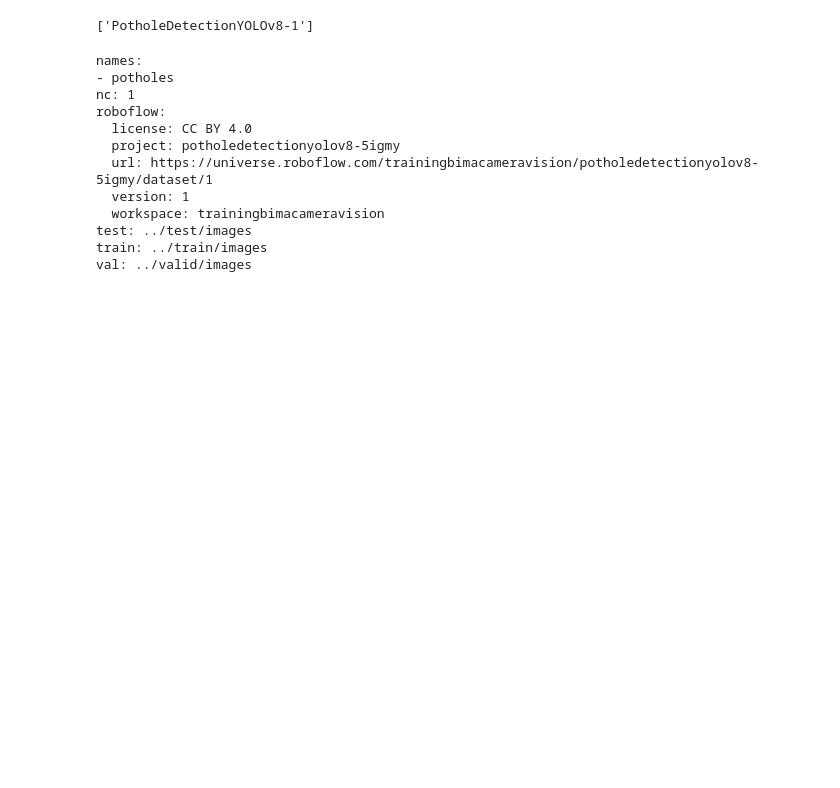
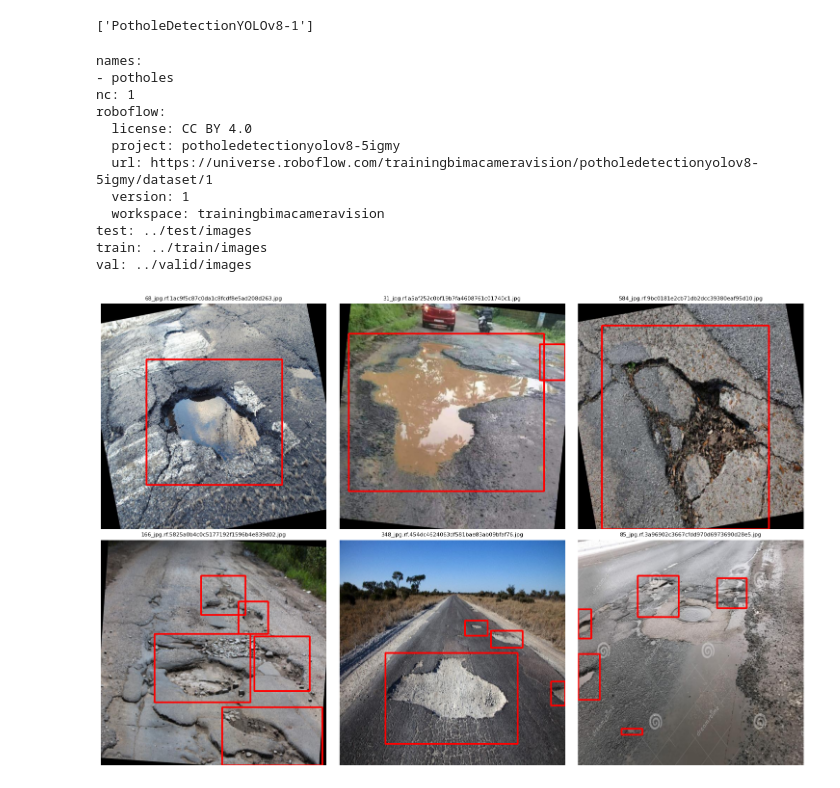
Before and after one commit to nbharats/tcn-ai-ml-45days, a Jupyter notebook: Pothole_Defect_Detector/notebooks/train.ipynb, the cells around one changed output. Saved outputs shown, nothing was run; the diff lists cells and outputs as text; code cells hidden in the pictures; blank space fills up the shorter version.

Commit message:
Phase 2: visualize annotated samples to verify dataset quality

```diff
--- a/Pothole_Defect_Detector/notebooks/train.ipynb
+++ b/Pothole_Defect_Detector/notebooks/train.ipynb
@@ -52,3 +52,46 @@ roboflow:
 test: ../test/images
 train: ../train/images
 val: ../valid/images
+# %%
+import cv2
+import matplotlib.pyplot as plt
+import os
+import random
+
+dataset_path = "/content/tcn-ai-ml-45days/Pothole_Defect_Detector/data/PotholeDetectionYOLOv8-1"
+train_img_dir = f"{dataset_path}/train/images"
+train_lbl_dir = f"{dataset_path}/train/labels"
+
+image_files = os.listdir(train_img_dir)
+sample_files = random.sample(image_files, 6)
+
+fig, axes = plt.subplots(2, 3, figsize=(15, 10))
+axes = axes.flatten()
+
+for ax, img_name in zip(axes, sample_files):
+    img_path = f"{train_img_dir}/{img_name}"
+    label_path = f"{train_lbl_dir}/{os.path.splitext(img_name)[0]}.txt"
+
+    img = cv2.imread(img_path)
+    img = cv2.cvtColor(img, cv2.COLOR_BGR2RGB)
+    h, w = img.shape[:2]
+
+    if os.path.exists(label_path):
+        with open(label_path) as f:
+            for line in f:
+                cls, xc, yc, bw, bh = map(float, line.split())
+                x1 = int((xc - bw / 2) * w)
+                y1 = int((yc - bh / 2) * h)
+                x2 = int((xc + bw / 2) * w)
+                y2 = int((yc + bh / 2) * h)
+                cv2.rectangle(img, (x1, y1), (x2, y2), (255, 0, 0), 3)
+
+    ax.imshow(img)
+    ax.set_title(img_name, fontsize=8)
+    ax.axis("off")
+
+plt.tight_layout()
+plt.savefig("/content/phase2_sample_annotations.png", dpi=100)
+plt.show()
+# %% [output]
+[figure, added]
```
